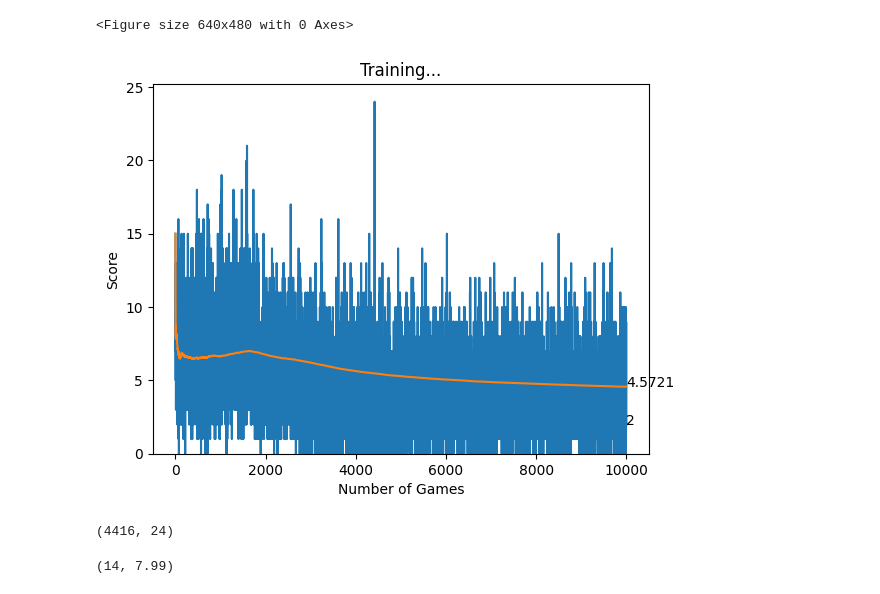
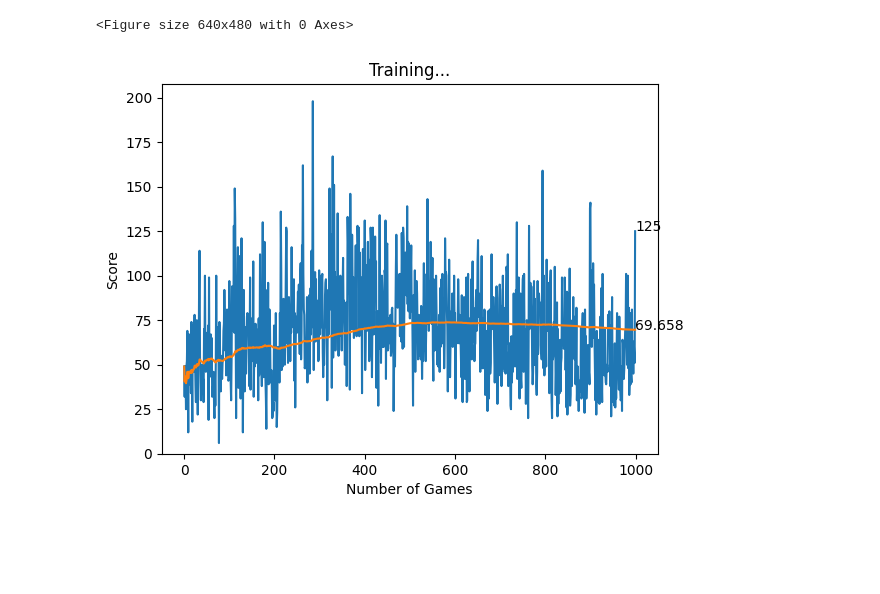
Before and after one commit to WakyzoneP/AI-Driven-Traffic-Light-Control-System, a Jupyter notebook: train.ipynb, the cells around one changed output. Cells and saved outputs as stored; diff of their text form; code cells hidden in the pictures; blank space fills up the shorter version.

```diff
--- a/train.ipynb
+++ b/train.ipynb
@@ -55,6 +58,6 @@ plot(plot_scores, plot_mean_scores)
 # %%
-import torch
-from agent import train
+from agent import Agent
 
-result = train(number_of_epos=100, show_ui=False, show_plot=False, exploration_games_ratio=0.1)
+agent = Agent("./config/config2.json")
+results = agent.train(10, show_ui=False, show_plot=False, exploration_games_ratio=0.2)
 # %% [output]
@@ -78,17 +86,7 @@ Epo 100: |--------------------------------------------------| 1.0% Complete
 # %%
 from helper import plot
 
-plot(result.score.scores, result.score.mean_scores)
+plot(results.score.scores, results.score.mean_scores)
 # %% [output]
 <Figure size 640x480 with 0 Axes>
-[figure, old version]
+[figure, new version]
-# %%
-import numpy as np
-
-np.argmax(result.score.scores), np.max(result.score.scores)
-# %% [output]
-(4416, 24)
-# %%
-np.argmax(result.epos.epo_means), np.max(result.epos.epo_means)
-# %% [output]
-(14, 7.99)
```
Also changed, not shown: parts of 7 cells of this notebook, 19 other files.
